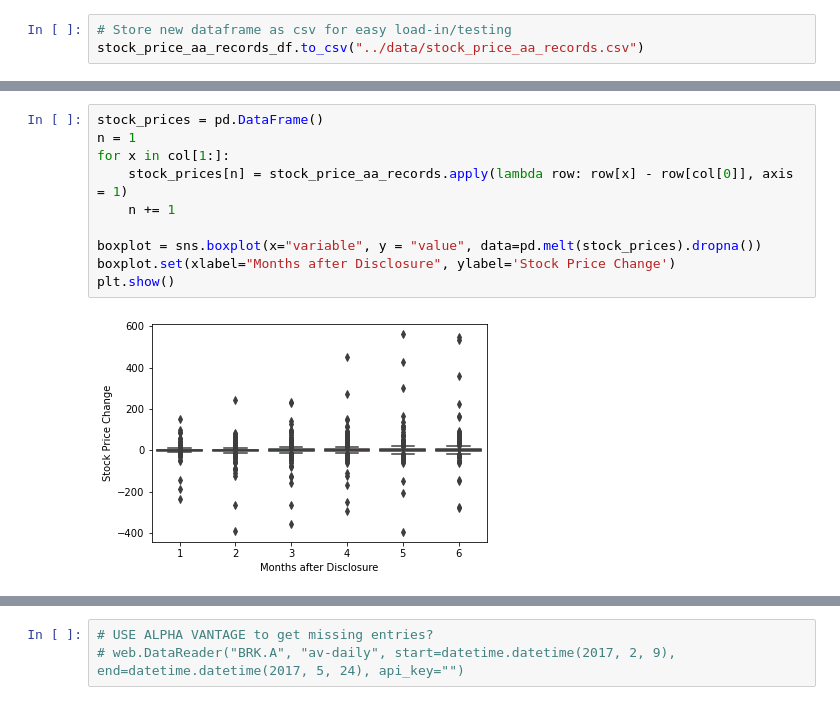
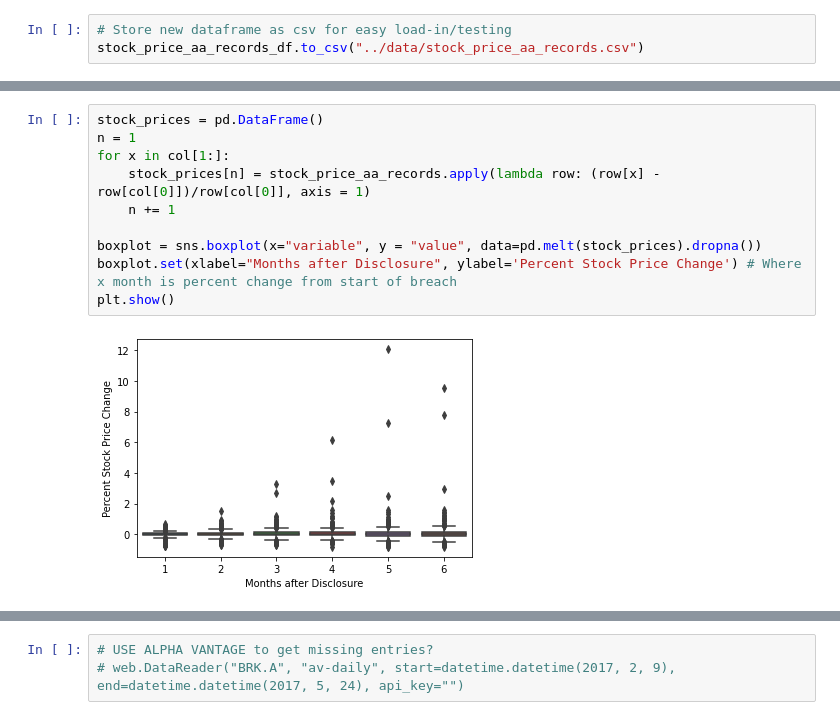
Before and after one commit to Zeyuzhao/BreachPrice, a Jupyter notebook: notebooks/main.ipynb, the cells around one changed output, grey strips where cells are left out. Drawn from its saved outputs; the diff is of its cells as text.

```diff
--- a/notebooks/main.ipynb
+++ b/notebooks/main.ipynb
@@ -200,12 +184,12 @@ display(stock_price_aa_records)
 # %%
 stock_prices = pd.DataFrame()
 n = 1
 for x in col[1:]:
-    stock_prices[n] = stock_price_aa_records.apply(lambda row: row[x] - row[col[0]], axis = 1)
+    stock_prices[n] = stock_price_aa_records.apply(lambda row: (row[x] - row[col[0]])/row[col[0]], axis = 1)
     n += 1
 
 boxplot = sns.boxplot(x="variable", y = "value", data=pd.melt(stock_prices).dropna())
-boxplot.set(xlabel="Months after Disclosure", ylabel='Stock Price Change')
+boxplot.set(xlabel="Months after Disclosure", ylabel='Percent Stock Price Change') # Where x month is percent change from start of breach
 plt.show()
 # %% [output]
-[figure, old version]
+[figure, new version]
```
Also changed, not shown: parts of 7 cells of this notebook.
